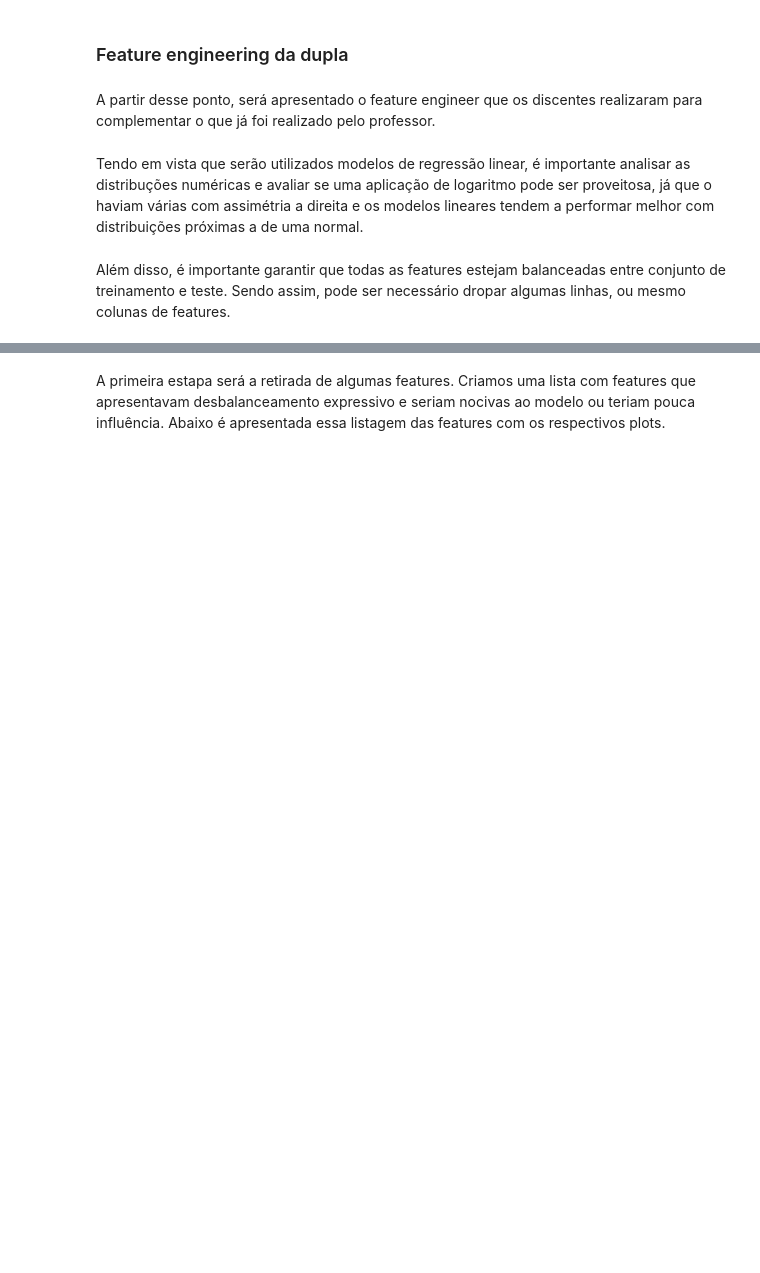
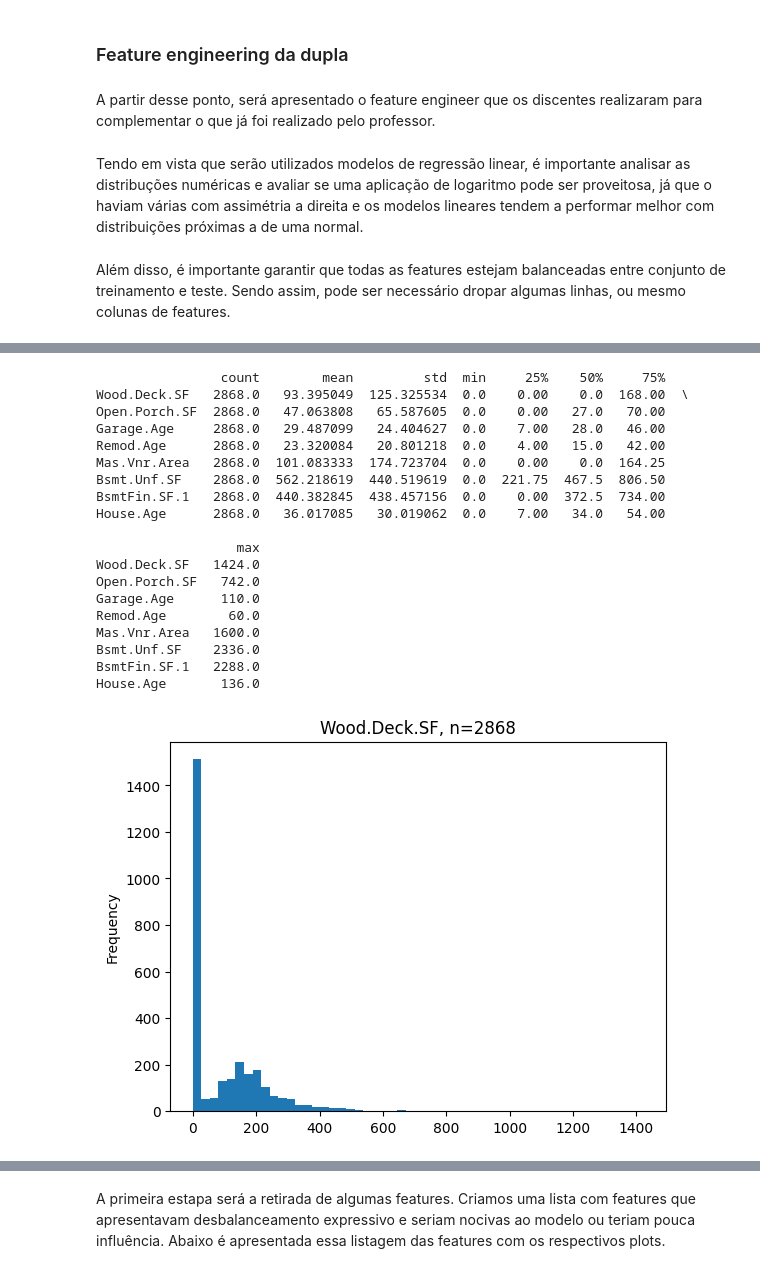
Before and after one commit to fernandovs4/ames, a Jupyter notebook: notebooks/regression_model_for_ames_EsdrasG_FernandoS.ipynb, the cells around one changed output, grey strips where cells are left out. Drawn from its saved outputs; the diff is of its cells as text; code cells hidden in the pictures; blank space fills up the shorter version.

```diff
--- a/notebooks/regression_model_for_ames_EsdrasG_FernandoS.ipynb
+++ b/notebooks/regression_model_for_ames_EsdrasG_FernandoS.ipynb
@@ -1344,0 +2095,24 @@ Além disso, é importante garantir que todas as features estejam balanceadas en
+# %%
+aplicar_log = ["Wood.Deck.SF", "Open.Porch.SF", "Garage.Age", "Remod.Age", "Mas.Vnr.Area", "Bsmt.Unf.SF", "BsmtFin.SF.1", "House.Age"] ##
+plot_numericals(model_data, aplicar_log)
+# %% [output]
+                count        mean         std  min     25%    50%     75%
+Wood.Deck.SF   2868.0   93.395049  125.325534  0.0    0.00    0.0  168.00  \
+Open.Porch.SF  2868.0   47.063808   65.587605  0.0    0.00   27.0   70.00
+Garage.Age     2868.0   29.487099   24.404627  0.0    7.00   28.0   46.00
+Remod.Age      2868.0   23.320084   20.801218  0.0    4.00   15.0   42.00
+Mas.Vnr.Area   2868.0  101.083333  174.723704  0.0    0.00    0.0  164.25
+Bsmt.Unf.SF    2868.0  562.218619  440.519619  0.0  221.75  467.5  806.50
+BsmtFin.SF.1   2868.0  440.382845  438.457156  0.0    0.00  372.5  734.00
+House.Age      2868.0   36.017085   30.019062  0.0    7.00   34.0   54.00
+
+                  max
+Wood.Deck.SF   1424.0
+Open.Porch.SF   742.0
+Garage.Age      110.0
+Remod.Age        60.0
+Mas.Vnr.Area   1600.0
+Bsmt.Unf.SF    2336.0
+BsmtFin.SF.1   2288.0
+House.Age       136.0
+[figure, added]
```
Also changed, not shown: parts of 121 cells of this notebook.
